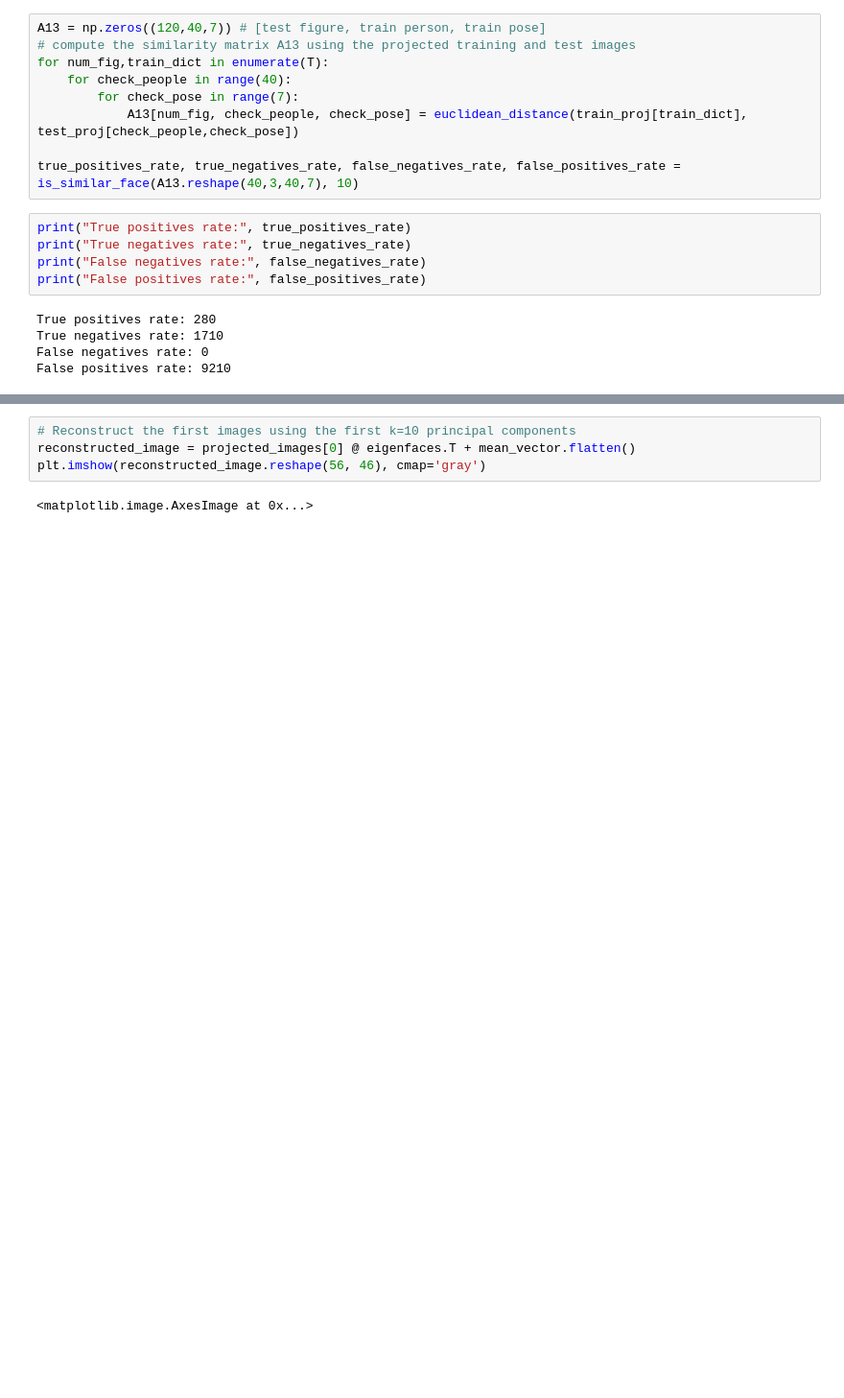
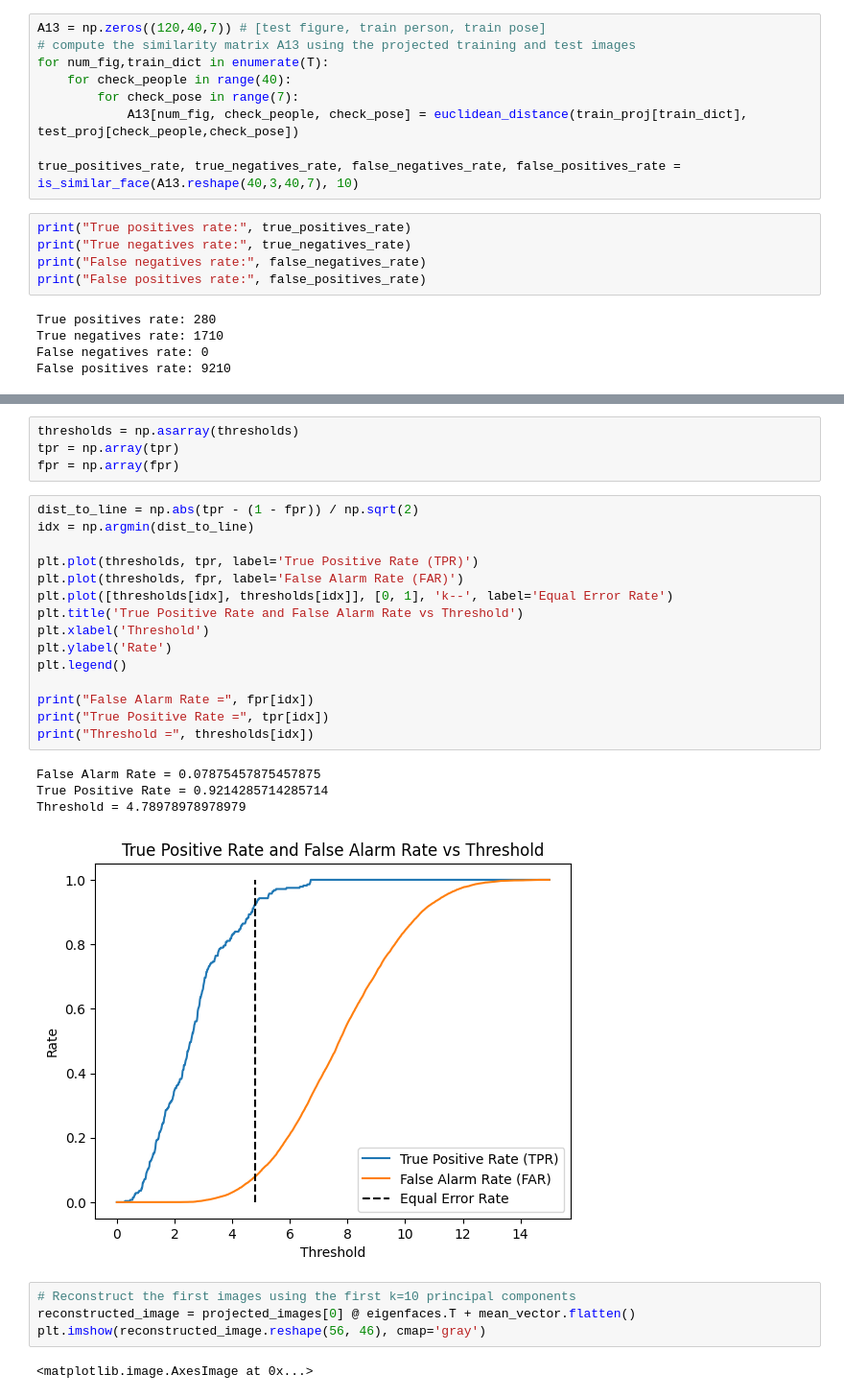
Before and after one commit to PavarisAsawa/PatternRecognition-Dimensionality_Reduction, a Jupyter notebook: chapter2.1.ipynb, the cells around one changed output, grey strips where cells are left out. Shown at 96% size. Cells and saved outputs as stored; diff of their text form; blank space fills up the shorter version.

```diff
--- a/chapter2.1.ipynb
+++ b/chapter2.1.ipynb
@@ -368,3 +379,27 @@ IndexError: tuple index out of range
+# %%
+thresholds = np.asarray(thresholds)
+tpr = np.array(tpr)
+fpr = np.array(fpr)
+# %%
+dist_to_line = np.abs(tpr - (1 - fpr)) / np.sqrt(2)
+idx = np.argmin(dist_to_line)
+
+plt.plot(thresholds, tpr, label='True Positive Rate (TPR)')
+plt.plot(thresholds, fpr, label='False Alarm Rate (FAR)')
+plt.plot([thresholds[idx], thresholds[idx]], [0, 1], 'k--', label='Equal Error Rate')
+plt.title('True Positive Rate and False Alarm Rate vs Threshold')
+plt.xlabel('Threshold')
+plt.ylabel('Rate')
+plt.legend()
+
+print("False Alarm Rate =", fpr[idx])
+print("True Positive Rate =", tpr[idx])
+print("Threshold =", thresholds[idx])
+# %% [output]
+False Alarm Rate = 0.07875457875457875
+True Positive Rate = 0.9214285714285714
+Threshold = 4.78978978978979
+[figure, added]
 # %%
 # Reconstruct the first images using the first k=10 principal components
 reconstructed_image = projected_images[0] @ eigenfaces.T + mean_vector.flatten()
```
Also changed, not shown: parts of 2 cells of this notebook, 1 other file.
